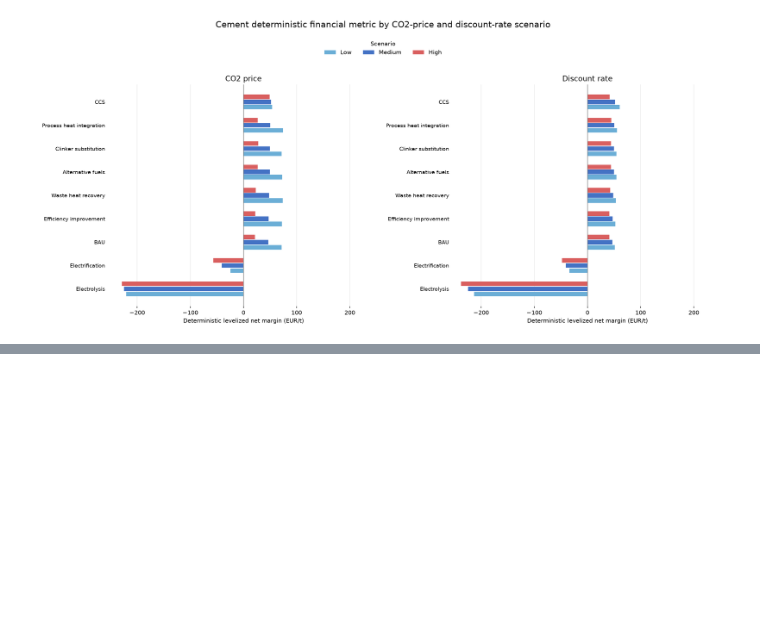
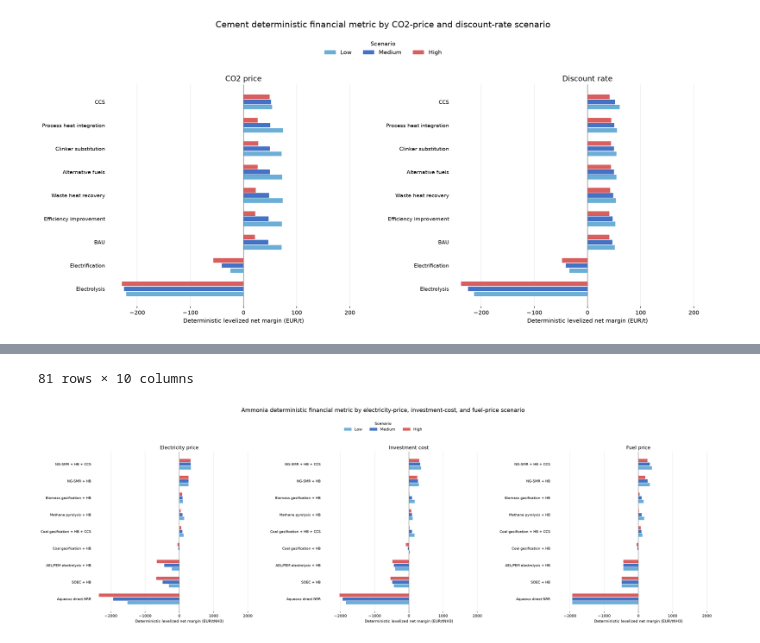
Before and after one commit to Finnzn/Master-Thesis, a Jupyter notebook: notebooks/scenario_analysis.ipynb, the cells around one changed output, grey strips where cells are left out. Drawn from its saved outputs; the diff is of its cells as text; code cells hidden in the pictures; blank space fills up the shorter version.

```diff
--- a/notebooks/scenario_analysis.ipynb
+++ b/notebooks/scenario_analysis.ipynb
@@ -463,0 +594,49 @@ plt.show()
+# %%
+ammonia_summary = pd.concat(
+    [
+        build_deterministic_scenario_summary(
+            "ammonia",
+            ammonia_base_inputs,
+            AMMONIA_TECHNOLOGY_LABELS,
+            scenario_variable,
+            attribute,
+            AMMONIA_INPUT_MULTIPLIERS,
+            values_are_multipliers=True,
+        )
+        for scenario_variable, attribute in (
+            ("Electricity price", "electricity_price"),
+            ("Investment cost", "capex"),
+            ("Fuel price", "fuel_price"),
+        )
+    ],
+    ignore_index=True,
+)
+
+# Energy-free routes remain fixed in the fuel-price scenario; NG-SMR + HB has
+# zero purchased electricity and therefore remains fixed in that price scenario.
+fuel_price_pivot = ammonia_summary.loc[
+    ammonia_summary["scenario_variable"] == "Fuel price"
+].pivot(index="technology", columns="scenario", values="metric_value")
+for technology in ("ael_pem_electrolysis_hb", "soec_hb", "aqueous_direct_nrr"):
+    np.testing.assert_allclose(
+        fuel_price_pivot.loc[technology, SCENARIO_ORDER],
+        fuel_price_pivot.loc[technology, "Medium"],
+    )
+
+electricity_price_pivot = ammonia_summary.loc[
+    ammonia_summary["scenario_variable"] == "Electricity price"
+].pivot(index="technology", columns="scenario", values="metric_value")
+np.testing.assert_allclose(
+    electricity_price_pivot.loc["ng_smr_hb", SCENARIO_ORDER],
+    electricity_price_pivot.loc["ng_smr_hb", "Medium"],
+)
+
+display(ammonia_summary)
+plot_scenario_variables(
+    ammonia_summary,
+    "Ammonia deterministic financial metric by electricity-price, investment-cost, and fuel-price scenario",
+    "ammonia",
+    figure_height=8.0,
+)
+plt.show()
+# %% [output]
@@ -464,3 +655,5 @@ plt.show()
+81 rows × 10 columns
+[figure, added]
 # %% [markdown]
 ## Interpretation guardrails
 
```
Also changed, not shown: parts of 12 cells of this notebook, 7 other files.
